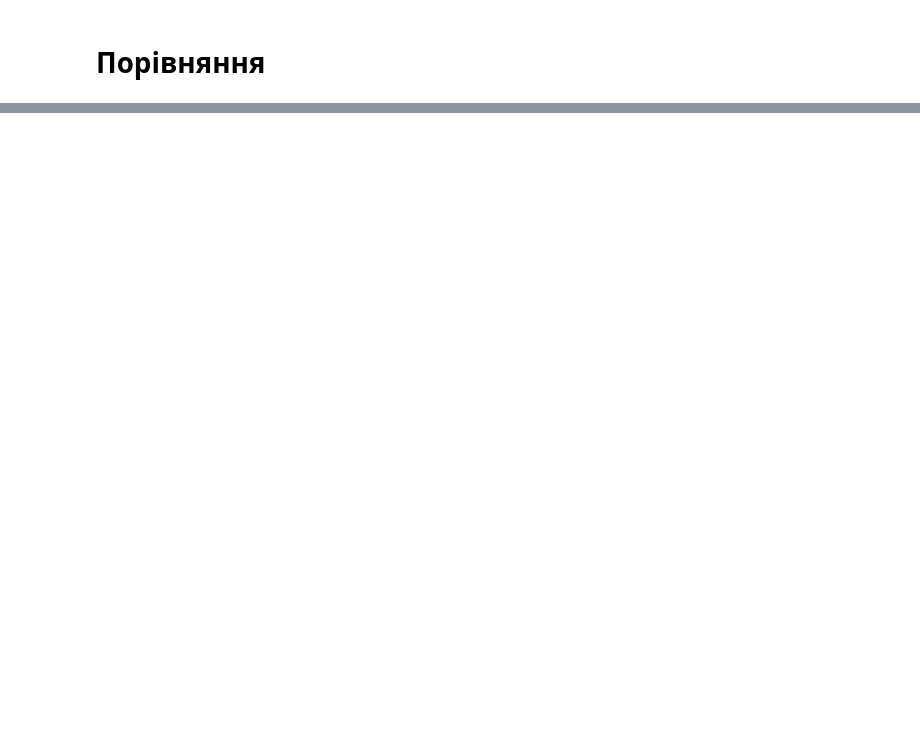
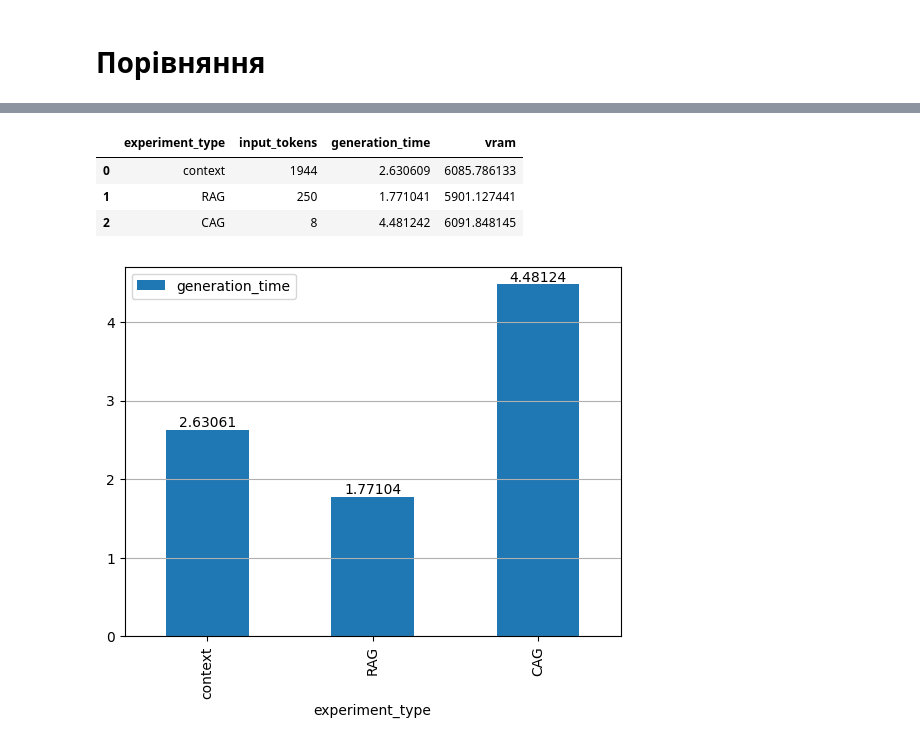
Before and after one commit to Alex2135/RAG_vs_CAG_analysis, a Jupyter notebook: RAG vs CAG with Llama3.1 8b model.ipynb, the cells around one changed output, grey strips where cells are left out. Saved outputs shown, nothing was run; the diff lists cells and outputs as text; code cells hidden in the pictures; blank space fills up the shorter version.

Commit message:
Updated analysis functions and measurements. Adding cleanup function for the CAG.

```diff
--- a/RAG vs CAG with Llama3.1 8b model.ipynb
+++ b/RAG vs CAG with Llama3.1 8b model.ipynb
@@ -334,15 +361,13 @@ chat = [
     {"role": "system", "content": SYSTEM_PROMPT},
     {"role": "user", "content": "Who is Stepan Giga?"},
 ]
-generated_text, n_tokens_with_RAG = generate_completion_with_RAG(
+generated_text, stats_with_RAG = measure_generation_stats(generate_completion_with_RAG)(
     model_4bit,
     tokenizer,
     chat,
     simple_rag,
     top_k=2
 )
-generated_text, n_tokens_with_RAG
-print(f"Кількість вхідних токенів: {n_tokens_with_RAG}")
 print(generated_text)
 # %% [output]
 Кількість вхідних токенів: 250
@@ -360,6 +387,15 @@ def sample_with_temperature(logits, temperature=1.0):
     probs = torch.softmax(logits, dim=-1)
     next_token = torch.multinomial(probs, num_samples=1)
     return next_token
+
+
+def clean_up(kv: DynamicCache, origin_len: int):
+    """
+    Truncate the KV Cache to the original length.
+    """
+    for i in range(len(kv.key_cache)):
+        kv.key_cache[i] = kv.key_cache[i][:, :, :origin_len, :]
+        kv.value_cache[i] = kv.value_cache[i][:, :, :origin_len, :]
 
 
 def generate_completion_with_CAG(
@@ -384,6 +420,8 @@ def generate_completion_with_CAG(
     """
     max_new_tokens = getattr(model.generation_config, "max_new_tokens", 200)
     temperature = getattr(model.generation_config, "temperature", 1)
+
+    kv_len = past_key_values.key_cache[0].shape[-2]
 
     # 1. Prepare input tokens
     input_tokens = tokenizer(
@@ -418,6 +456,8 @@ def generate_completion_with_CAG(
     # 2. Decode ONLY the generated tokens
     generated_tokens = output_ids[:, num_input_tokens:]
     generated_answer = tokenizer.decode(generated_tokens[0], skip_special_tokens=False)
+
+    clean_up(past_key_values, kv_len)
     return generated_answer, num_input_tokens
 
 
@@ -468,13 +508,12 @@ past_key_values = preprocess_knowledge(model_4bit, tokenizer, chat)
 
 # Запит до моделі вже без chat_templates, ніби з продовження закешованого запиту.
 user_prompt = "Who is Stepan Giga?"
-generated_text, n_tokens_with_CAG = generate_completion_with_CAG(
+generated_text, stats_with_CAG = measure_generation_stats(generate_completion_with_CAG)(
     model_4bit,
     tokenizer,
     user_prompt,
     past_key_values,
 )
-print(f"Кількість вхідних токенів: {n_tokens_with_CAG}")
 print(generated_text)
 # %% [output]
 Кількість вхідних токенів: 8
@@ -562,0 +551,22 @@ plt.show()
+# %%
+import pandas as pd
+import matplotlib.pyplot as plt
+
+
+df_stats = pd.DataFrame([
+    {"experiment_type": "context"} | stats_with_context ,
+    {"experiment_type": "RAG"} | stats_with_RAG,
+    {"experiment_type": "CAG"} | stats_with_CAG,
+],)
+df_stats
+# %% [output]
+|  | experiment_type | input_tokens | generation_time | vram |
+| 0 | context | 1944 | 2.630609 | 6085.786133 |
+| 1 | RAG | 250 | 1.771041 | 5901.127441 |
+| 2 | CAG | 8 | 4.481242 | 6091.848145 |
+# %%
+ax = df_stats.plot.bar(x="experiment_type", y="generation_time")
+ax.bar_label(ax.containers[0])
+plt.grid(axis="y")
+# %% [output]
+[figure, added]
```
Also changed, not shown: parts of 10 cells of this notebook.
